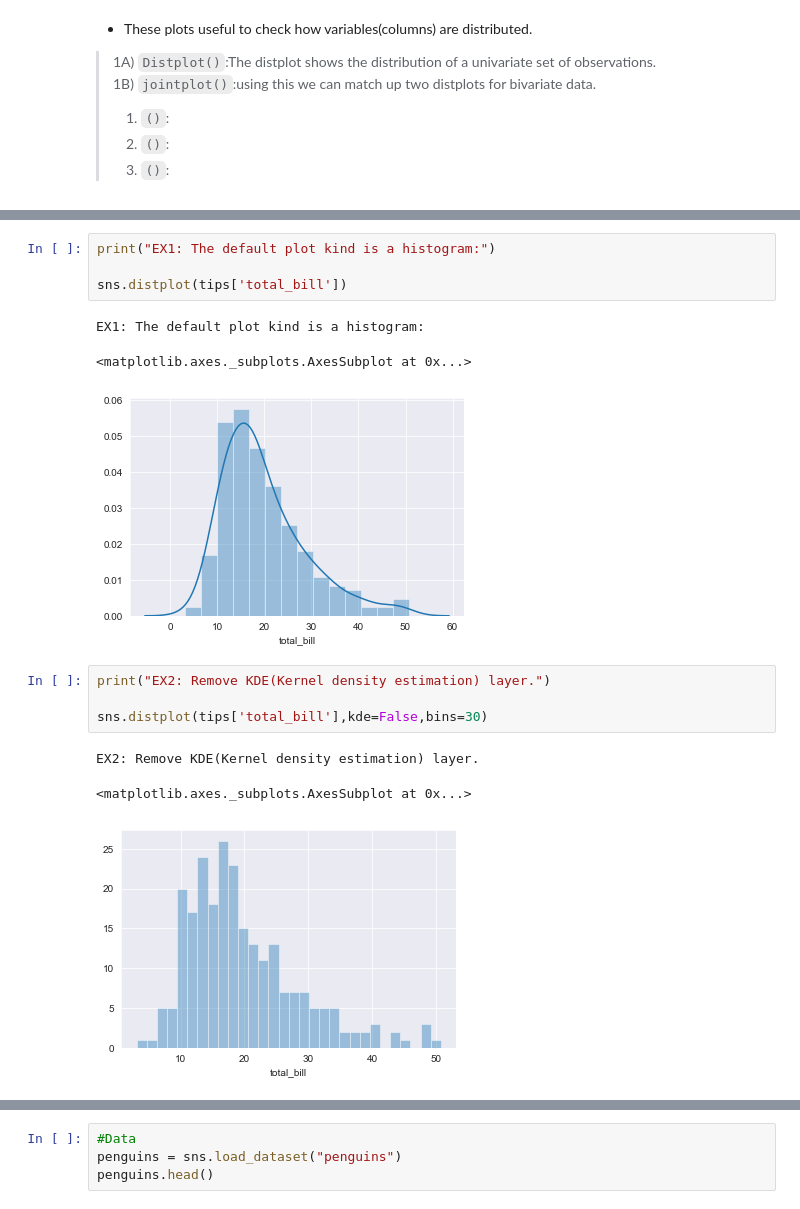
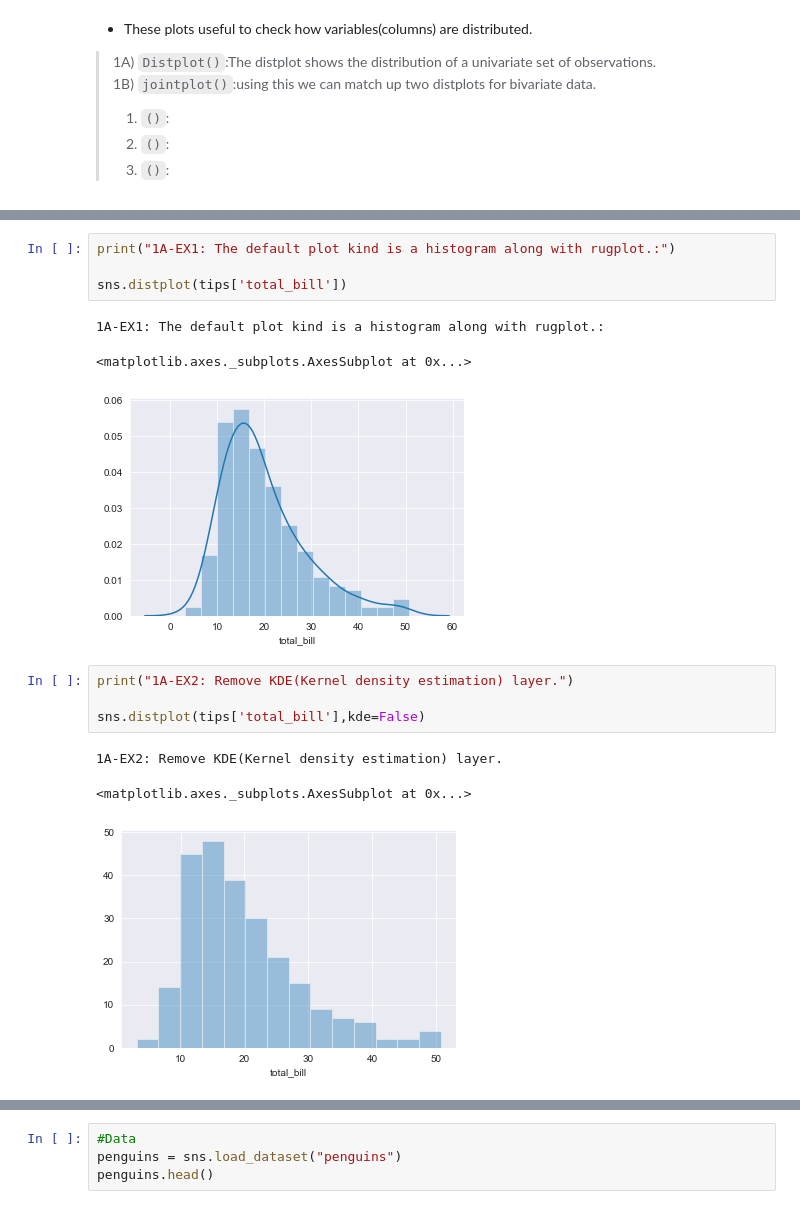
Before and after one commit to surendra-arivappagari/1.DataScience_MachineLearning_with_Python, a Jupyter notebook: 5.Seaborn/Seaborn_Data_Visualization.ipynb, the cells around one changed output, grey strips where cells are left out. Cells and saved outputs as stored; diff of their text form.

```diff
--- a/5.Seaborn/Seaborn_Data_Visualization.ipynb
+++ b/5.Seaborn/Seaborn_Data_Visualization.ipynb
@@ -49,16 +52,16 @@ tips.head()
 # %%
-print("EX1: The default plot kind is a histogram:")
+print("1A-EX1: The default plot kind is a histogram along with rugplot.:")
 
 sns.distplot(tips['total_bill'])
 # %% [output]
-EX1: The default plot kind is a histogram:
+1A-EX1: The default plot kind is a histogram along with rugplot.:
 <matplotlib.axes._subplots.AxesSubplot at 0x...>
 [figure]
 # %%
-print("EX2: Remove KDE(Kernel density estimation) layer.")
+print("1A-EX2: Remove KDE(Kernel density estimation) layer.")
 
-sns.distplot(tips['total_bill'],kde=False,bins=30)
+sns.distplot(tips['total_bill'],kde=False)
 # %% [output]
-EX2: Remove KDE(Kernel density estimation) layer.
+1A-EX2: Remove KDE(Kernel density estimation) layer.
 <matplotlib.axes._subplots.AxesSubplot at 0x...>
-[figure, old version]
+[figure, new version]
```
Also changed, not shown: parts of 6 cells of this notebook.
